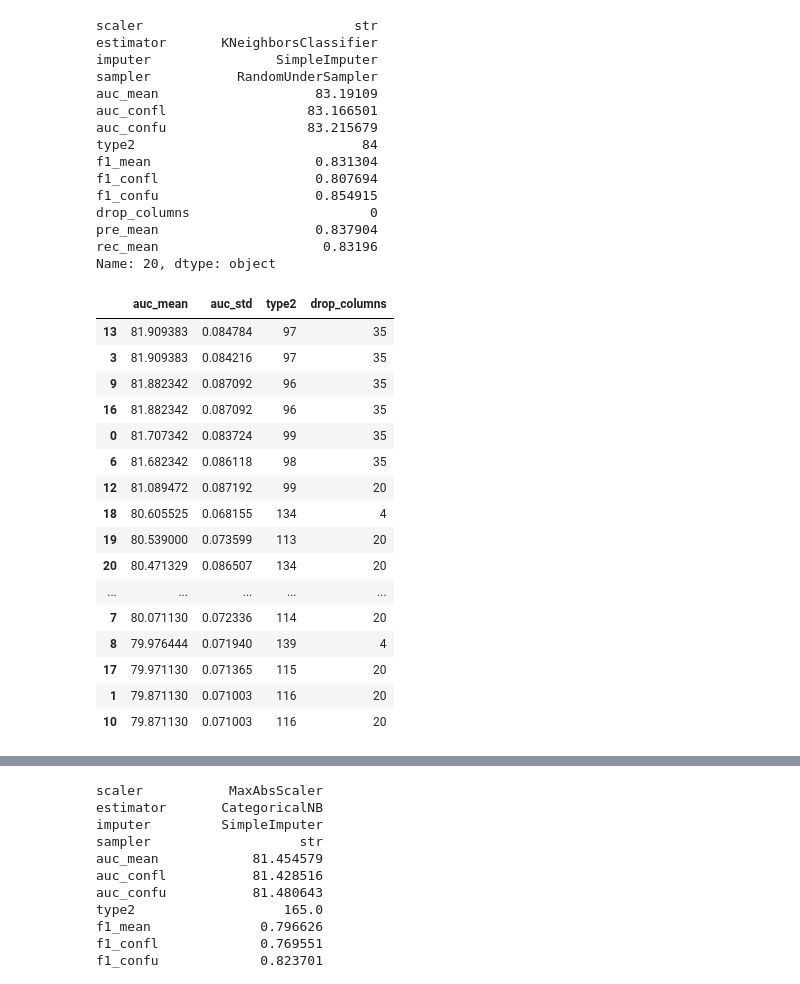
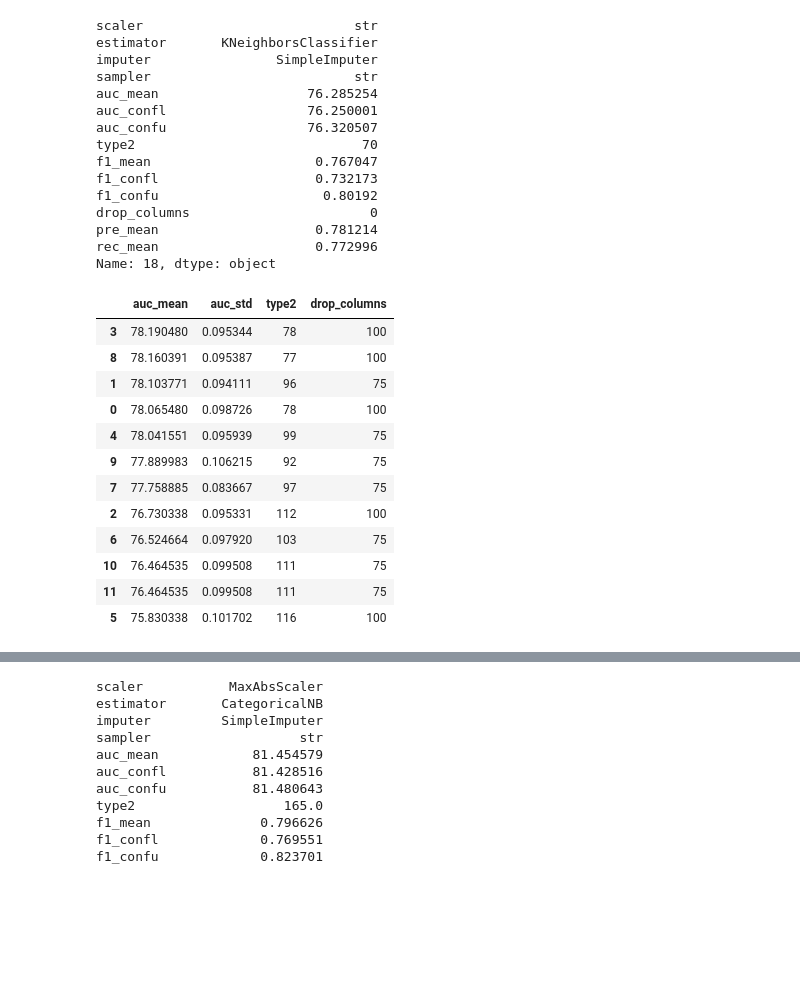
Before and after one commit to FinnHuelsbusch/UniMannheim-DataMining, a Jupyter notebook: Analysis_Dieing.ipynb, the cells around one changed output, grey strips where cells are left out. Saved outputs shown, nothing was run; the diff lists cells and outputs as text; code cells hidden in the pictures; blank space fills up the shorter version.

```diff
--- a/Analysis_Dieing.ipynb
+++ b/Analysis_Dieing.ipynb
@@ -5,7 +5,7 @@ import numpy as np
 import statistics
 
 # loading XGBoost
-with open("output/output XGBoost without hyperparameters.json", 'r') as f:
+with open("outputs/output xgboost.json", 'r') as f:
   data = json.load(f)
 
 # sort dataset by normalization
@@ -82,7 +80,7 @@ f1_confu
 Name: 8, dtype: object
 # %%
 # loading KNeighbors
-with open("output/output KNN.json", 'r') as f:
+with open("outputs/output KNN.json", 'r') as f:
   data_KNeighbors = json.load(f)
 
 df_KNeighbors = pd.json_normalize(data_KNeighbors, record_path =['measurements'])
@@ -121,57 +119,53 @@ df_KNeighbors[["auc_mean", "auc_std", "type2", "drop_columns"]].head(20)
 # %%
-KNeighbors = df_KNeighbors.loc[20]
+KNeighbors = df_KNeighbors.loc[18]
 KNeighbors[["scaler", "estimator", "imputer", "sampler", "auc_mean", "auc_confl", "auc_confu", "type2", "f1_mean", "f1_confl", "f1_confu", "drop_columns", "pre_mean", "rec_mean"]]
 # %% [output]
 scaler                           str
 estimator       KNeighborsClassifier
 imputer                SimpleImputer
-sampler           RandomUnderSampler
-auc_mean                    83.19109
-auc_confl                  83.166501
-auc_confu                  83.215679
-type2                             84
-f1_mean                     0.831304
-f1_confl                    0.807694
-f1_confu                    0.854915
+sampler                          str
+auc_mean                   76.285254
+auc_confl                  76.250001
+auc_confu                  76.320507
+type2                             70
+f1_mean                     0.767047
+f1_confl                    0.732173
+f1_confu                     0.80192
 drop_columns                       0
-pre_mean                    0.837904
-rec_mean                     0.83196
-Name: 20, dtype: object
+pre_mean                    0.781214
+rec_mean                    0.772996
+Name: 18, dtype: object
 # %%
 # loading Random Forest Classifier
-with open("output/output RandomForest.json", 'r') as f:
+with open("outputs/output RandomForestClassifier.json", 'r') as f:
   data_Forest = json.load(f)
 
 df_Forest = pd.json_normalize(data_Forest, record_path =['measurements'])
 df_Forest["drop_columns"] = df_Forest["best_params.drop_columns__minimum_percentage_to_be_dropped"]
 df_Forest["auc_std"] = df_Forest.apply(lambda row: np.std(row["auc"]), axis =1)
 df_Forest["pre_mean"] = df_Forest.apply(lambda row: np.mean(row["classification_report.weighted avg.precision"]), axis =1)
 df_Forest["rec_mean"] = df_Forest.apply(lambda row: np.mean(row["classification_report.weighted avg.recall"]), axis =1)
 df_Forest["f1_std"] = df_Forest.apply(lambda row: np.std(row["classification_report.weighted avg.f1-score"]), axis =1)
 df_Forest["f1_mean"] = df_Forest.apply(lambda row: np.mean(row["classification_report.weighted avg.f1-score"]), axis =1)
 df_Forest["type2"] = df_Forest.apply(lambda row: np.sum(row["confusion_matrix.(1, 0)"]), axis =1)
 df_Forest["auc_confl"] = df_Forest["auc_mean"]- 1.96 * (df_Forest["auc_std"] / np.sqrt(10))
 df_Forest["auc_confu"] = df_Forest["auc_mean"]+ 1.96 * (df_Forest["auc_std"] / np.sqrt(10))
 df_Forest["f1_confl"] = df_Forest["f1_mean"]- 1.96 * (df_Forest["f1_std"] / np.sqrt(10))
 df_Forest["f1_confu"] = df_Forest["f1_mean"]+ 1.96 * (df_Forest["f1_std"] / np.sqrt(10))
 df_Forest.head()
 df_Forest = df_Forest.sort_values(by = ["auc_mean", "auc_std", "type2", "drop_columns"], ascending = False)
 df_Forest[["auc_mean", "auc_std", "type2", "drop_columns"]].head(20)
 # %% [output]
 |  | auc_mean | auc_std | type2 | drop_columns |
-| 13 | 81.909383 | 0.084784 | 97 | 35 |
-| 3 | 81.909383 | 0.084216 | 97 | 35 |
-| 9 | 81.882342 | 0.087092 | 96 | 35 |
-| 16 | 81.882342 | 0.087092 | 96 | 35 |
-| 0 | 81.707342 | 0.083724 | 99 | 35 |
-| 6 | 81.682342 | 0.086118 | 98 | 35 |
-| 12 | 81.089472 | 0.087192 | 99 | 20 |
-| 18 | 80.605525 | 0.068155 | 134 | 4 |
-| 19 | 80.539000 | 0.073599 | 113 | 20 |
-| 20 | 80.471329 | 0.086507 | 134 | 20 |
-| ... | ... | ... | ... | ... |
-| 7 | 80.071130 | 0.072336 | 114 | 20 |
-| 8 | 79.976444 | 0.071940 | 139 | 4 |
-| 17 | 79.971130 | 0.071365 | 115 | 20 |
-| 1 | 79.871130 | 0.071003 | 116 | 20 |
-| 10 | 79.871130 | 0.071003 | 116 | 20 |
+| 3 | 78.190480 | 0.095344 | 78 | 100 |
+| 8 | 78.160391 | 0.095387 | 77 | 100 |
+| 1 | 78.103771 | 0.094111 | 96 | 75 |
+| 0 | 78.065480 | 0.098726 | 78 | 100 |
+| 4 | 78.041551 | 0.095939 | 99 | 75 |
+| 9 | 77.889983 | 0.106215 | 92 | 75 |
+| 7 | 77.758885 | 0.083667 | 97 | 75 |
+| 2 | 76.730338 | 0.095331 | 112 | 100 |
+| 6 | 76.524664 | 0.097920 | 103 | 75 |
+| 10 | 76.464535 | 0.099508 | 111 | 75 |
+| 11 | 76.464535 | 0.099508 | 111 | 75 |
+| 5 | 75.830338 | 0.101702 | 116 | 100 |
```
Also changed, not shown: parts of 20 cells of this notebook.
